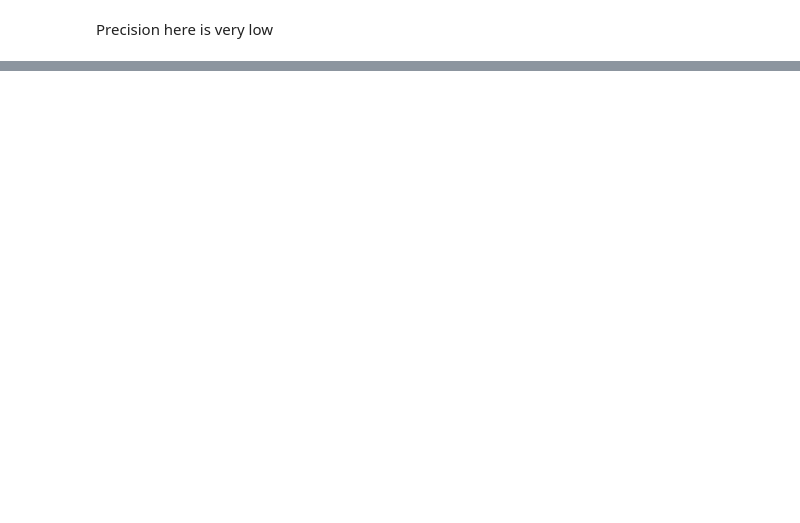
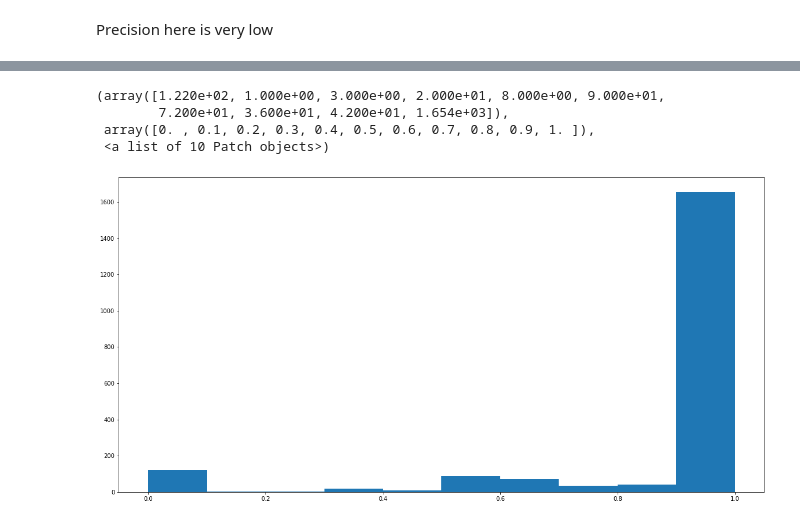
Before and after one commit to sarisboo/springboard, a Jupyter notebook: capstone_1/analysis_adding_features.ipynb, the cells around one changed output, grey strips where cells are left out. Cells and saved outputs as stored; diff of their text form; code cells hidden in the pictures; blank space fills up the shorter version.

```diff
--- a/capstone_1/analysis_adding_features.ipynb
+++ b/capstone_1/analysis_adding_features.ipynb
@@ -544,0 +527,5 @@ Precision here is very low
+# %%
+#Create X_test
+lda_dtf_test = lda.transform(X_test_dtm)
+#Create X_train by concatenating the full features X_train with lda
+X_test_feats_lda = scipy.sparse.hstack([X_test_bow_feats_2,lda_dtf_test])
@@ -544,0 +670,9 @@ Precision here is very low
+# %%
+rfc_lda = RandomForestClassifier(random_state=42,n_jobs=-1, class_weight='balanced')
+param_grid = {
+    'n_estimators': [100, 200, 500],
+    'max_depth':[4,5,6,7,8]
+}
+# Find the best parameters for both the feature extraction and the classifier
+CV_rfc_lda = GridSearchCV(estimator=rfc_lda, param_grid=param_grid, cv=5, scoring = 'f1')
+CV_rfc_lda.fit(X_train_feats_lda, y_train)
@@ -544,0 +704,3 @@ Precision here is very low
+# %%
+y_pred_class_rf = CV_rfc_lda.predict(X_test_feats_lda)
+y_pred_class_rf
@@ -544,0 +728,16 @@ Precision here is very low
+# %%
+recalls = calculate_recall_distribution(X_test, y_pred_class_rf, y_test)
+ids = [item[0] for item in recalls ]
+recalls = [item[1] for item in recalls ]
+recalls_df_rf_lda = pd.DataFrame(ids , columns=['id'])
+recalls_df_rf_lda['recalls']= recalls
+
+plt.figure(figsize=(20,10))
+
+plt.hist(recalls_df_rf_lda['recalls'])
+# %% [output]
+(array([1.220e+02, 1.000e+00, 3.000e+00, 2.000e+01, 8.000e+00, 9.000e+01,
+        7.200e+01, 3.600e+01, 4.200e+01, 1.654e+03]),
+ array([0. , 0.1, 0.2, 0.3, 0.4, 0.5, 0.6, 0.7, 0.8, 0.9, 1. ]),
+ <a list of 10 Patch objects>)
+[figure, added]
```
Also changed, not shown: parts of 41 cells of this notebook, 3 other files.
